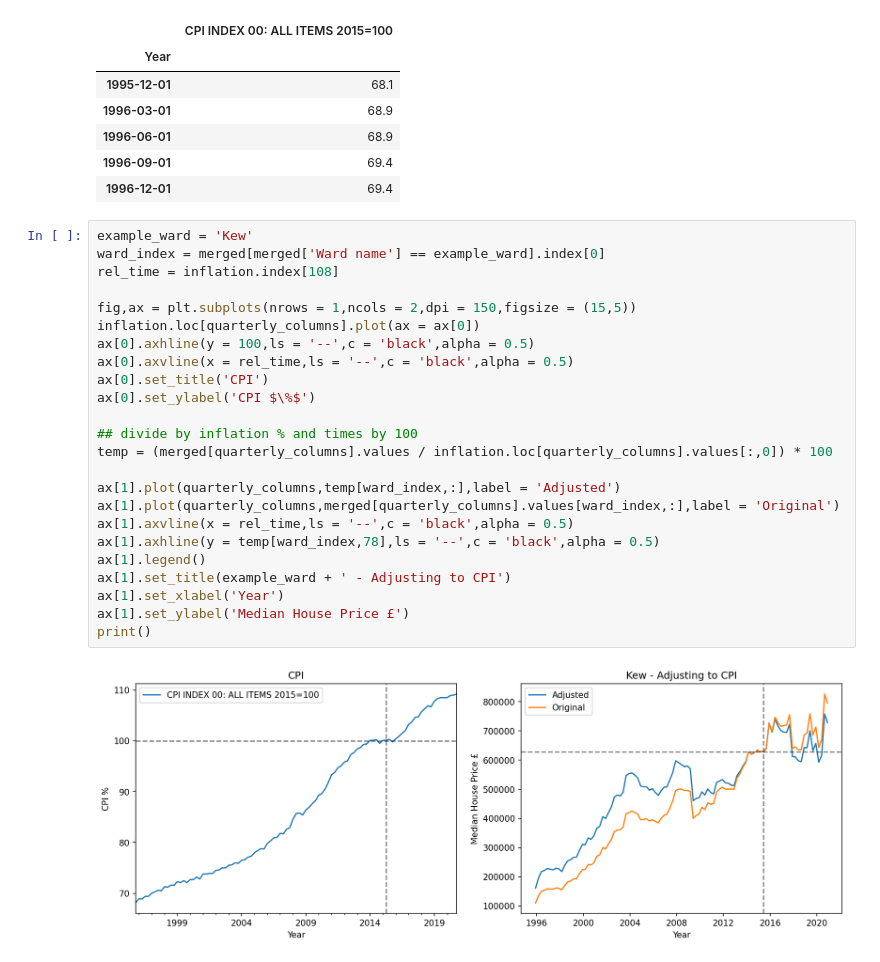
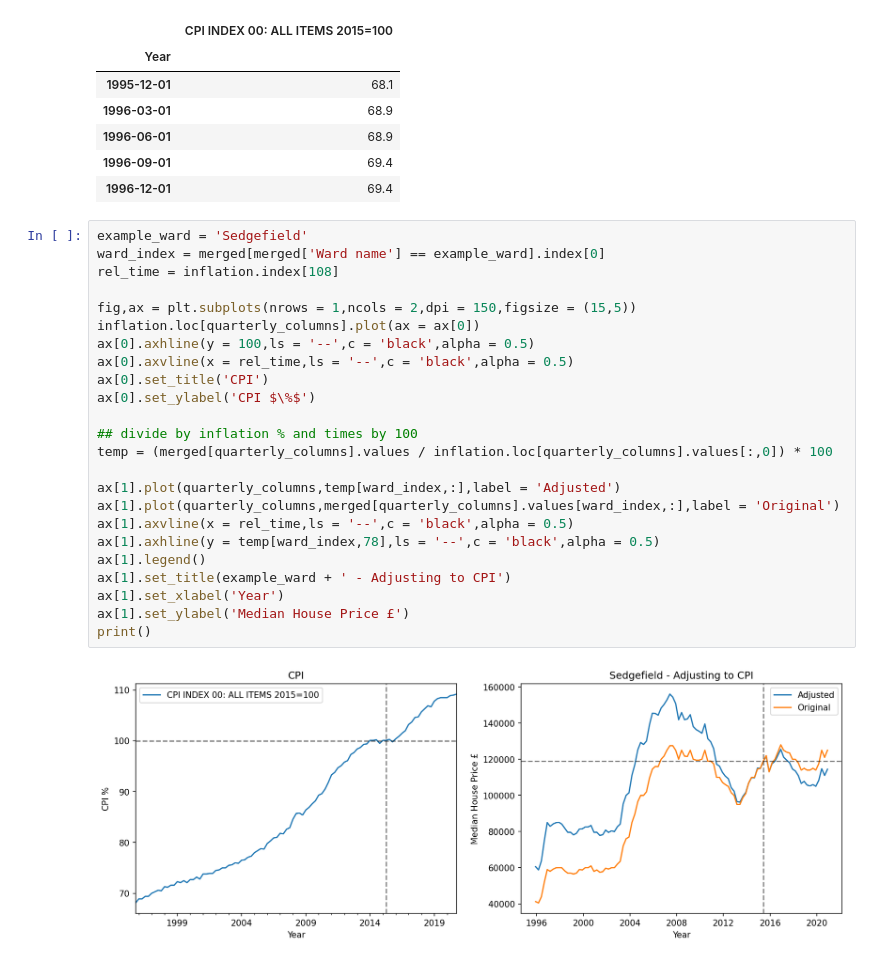
Before and after one commit to ajhetherington/house_prices, a Jupyter notebook: Housing.ipynb, the cells around one changed output. Saved outputs shown, nothing was run; the diff lists cells and outputs as text.

Commit message:
changed last example to Sedgefield

```diff
--- a/Housing.ipynb
+++ b/Housing.ipynb
@@ -260,28 +260,28 @@ inflation.loc[quarterly_columns].head()
 | 1996-09-01 | 69.4 |
 | 1996-12-01 | 69.4 |
 # %%
-example_ward = 'Kew'
+example_ward = 'Sedgefield'
 ward_index = merged[merged['Ward name'] == example_ward].index[0]
 rel_time = inflation.index[108]
 
 fig,ax = plt.subplots(nrows = 1,ncols = 2,dpi = 150,figsize = (15,5))
 inflation.loc[quarterly_columns].plot(ax = ax[0])
 ax[0].axhline(y = 100,ls = '--',c = 'black',alpha = 0.5)
 ax[0].axvline(x = rel_time,ls = '--',c = 'black',alpha = 0.5)
 ax[0].set_title('CPI')
 ax[0].set_ylabel('CPI $\%$')
 
 ## divide by inflation % and times by 100
 temp = (merged[quarterly_columns].values / inflation.loc[quarterly_columns].values[:,0]) * 100
 
 ax[1].plot(quarterly_columns,temp[ward_index,:],label = 'Adjusted')
 ax[1].plot(quarterly_columns,merged[quarterly_columns].values[ward_index,:],label = 'Original')
 ax[1].axvline(x = rel_time,ls = '--',c = 'black',alpha = 0.5)
 ax[1].axhline(y = temp[ward_index,78],ls = '--',c = 'black',alpha = 0.5)
 ax[1].legend()
 ax[1].set_title(example_ward + ' - Adjusting to CPI')
 ax[1].set_xlabel('Year')
 ax[1].set_ylabel('Median House Price £')
 print()
 # %% [output]
-[figure, old version]
+[figure, new version]
```
Also changed, not shown: parts of 1 cell of this notebook.
